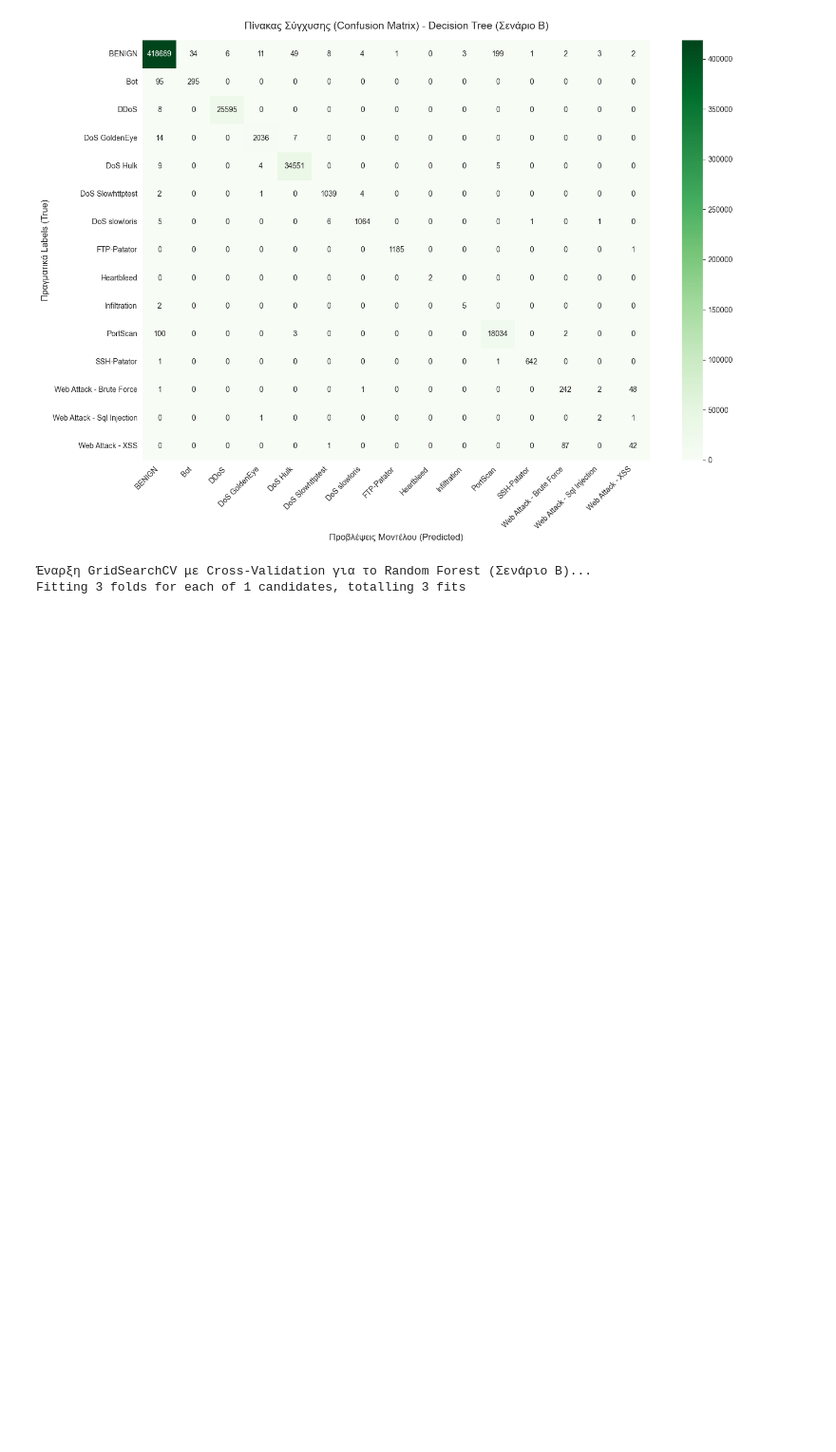
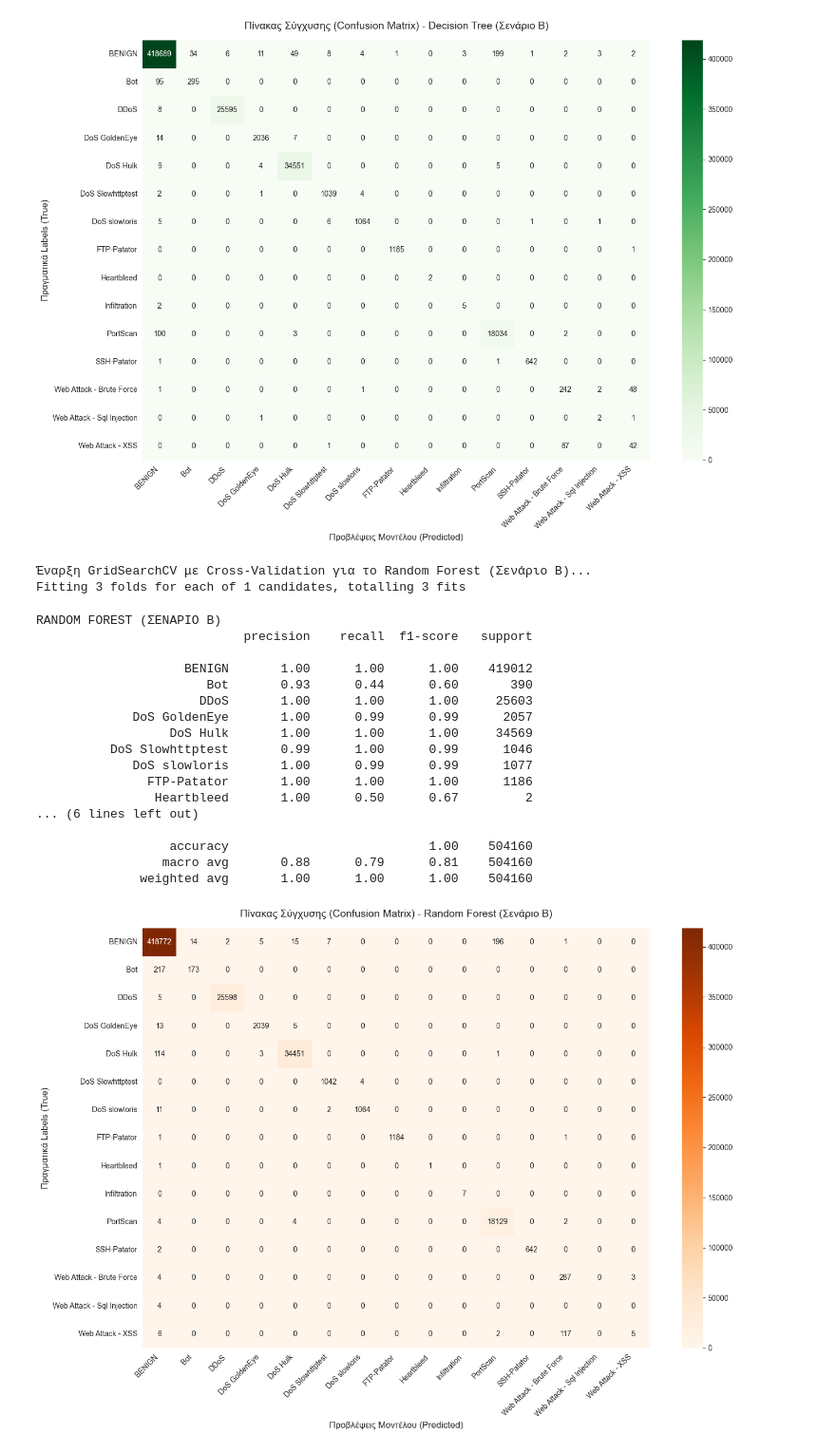
Before and after one commit to Spirosdrivilas/Export_data_ML, a Jupyter notebook: CIC_IDS_2017_EDA_Analysis.ipynb, the cells around one changed output. Shown at 95% size. Saved outputs shown, nothing was run; the diff lists cells and outputs as text; code cells hidden in the pictures; blank space fills up the shorter version.

```diff
--- a/CIC_IDS_2017_EDA_Analysis.ipynb
+++ b/CIC_IDS_2017_EDA_Analysis.ipynb
@@ -1211,18 +1208,18 @@ param_grid_lr = {'C': [1.0, 10.0]}
 # 2. Αρχικοποίηση του βασικού μοντέλου
 lr_base = LogisticRegression(max_iter=150, solver='lbfgs', random_state=42)
 
-# 3. Στήσιμο του GridSearchCV με 5-Fold Cross-Validation
-# Χρησιμοποιούμε cv=5 και scoring='f1_macro'
+# 3. Στήσιμο του GridSearchCV με 3-Fold Cross-Validation
+# Χρησιμοποιούμε cv=3 και scoring='f1_macro'
 grid_search_lr = GridSearchCV(
     estimator=lr_base,
     param_grid=param_grid_lr,
-    cv=5,
+    cv=3,
     scoring='f1_macro',
     n_jobs=-1,
     verbose=1
 )
 
-print("Έναρξη GridSearchCV με 5-Fold Cross-Validation για την Logistic Regression (Σενάριο Β)...")
+print("Έναρξη GridSearchCV με 3-Fold Cross-Validation για την Logistic Regression (Σενάριο Β)...")
 
 # 4. Εκτέλεση της αναζήτησης στα έτοιμα scaled δεδομένα X_temp_scaled (το πλήρες 80%)
 grid_search_lr.fit(X_temp_scaled, y_temp)
@@ -1328,7 +1330,7 @@ dt_base = DecisionTreeClassifier(random_state=42)
 grid_search_dt = GridSearchCV(
     estimator=dt_base,
     param_grid=param_grid_dt,
-    cv=5,
+    cv=3,
     scoring='f1_macro',
     n_jobs=-1,             # Σειριακή εκτέλεση
     pre_dispatch=1,       # Φορτώνει στη μνήμη ΜΟΝΟ ένα fold τη φορά (κρίσιμο για Windows)
@@ -1409,7 +1411,7 @@ warnings.filterwarnings('ignore') # Εξασφαλίζουμε καθαρό log
 # Ορισμός των υπερπαραμέτρων προς δοκιμή - Ακριβώς όπως στο Σενάριο Α
 param_grid_rf = {
     'n_estimators': [50],
-    'max_depth': [20]
+    'max_depth': [None]
 }
 
 print("Έναρξη GridSearchCV με Cross-Validation για το Random Forest (Σενάριο Β)...")
@@ -1421,7 +1423,7 @@ rf_base = RandomForestClassifier(random_state=42)
 grid_search_rf = GridSearchCV(
     estimator=rf_base,
     param_grid=param_grid_rf,
-    cv=3,                 # 5 Folds για ταχύτητα και ασφάλεια μνήμης
+    cv=3,                 # 3 Folds για ταχύτητα και ασφάλεια μνήμης
     scoring='f1_macro',
     n_jobs=-1,             # Σειριακή εκτέλεση για αποφυγή deadlocks
     pre_dispatch=1,       # Περιορισμός προφόρτωσης δεδομένων στη RAM
@@ -1440,36 +1442,55 @@ Fitting 3 folds for each of 1 candidates, totalling 3 fits
 # %%
 # ΚΕΛΙ 28
 # 1. Δημιουργία και εκπαίδευση του τελικού μοντέλου με τις βέλτιστες παραμέτρους n_estimators=50 και max_depth=20
-final_rf_b = RandomForestClassifier(n_estimators=50, max_depth=20, random_state=42)
+final_rf_b = RandomForestClassifier(n_estimators=50, max_depth=None, random_state=42)
 final_rf_b.fit(X_temp_scaled, y_temp)
 
 # 2. Παραγωγή προβλέψεων στο κρυφό Test Set
 y_test_pred_rf_b = final_rf_b.predict(X_test_scaled)
 
 # 3. Ανάκτηση των πραγματικών ονομάτων των κλάσεων
 class_names = [str(cls) for cls in label_encoder.classes_]
 
 # 4. Εκτύπωση του αναλυτικού πίνακα μετρικών (Classification Report)
 print("RANDOM FOREST (ΣΕΝΑΡΙΟ Β)")
 print(classification_report(y_test, y_test_pred_rf_b, target_names=class_names, digits=2))
 
 # 5. Υπολογισμός και Σχεδίαση του Confusion Matrix με Heatmap
 cm_rf_b = confusion_matrix(y_test, y_test_pred_rf_b)
 
 plt.figure(figsize=(14, 10))
 sns.heatmap(
     cm_rf_b,
     annot=True,
     fmt='d',
     cmap='Oranges', # Πορτοκαλί χρώμα για να ξεχωρίζει από τα προηγούμενα μοντέλα
     xticklabels=class_names,
     yticklabels=class_names
 )
 
 plt.title('Πίνακας Σύγχυσης (Confusion Matrix) - Random Forest (Σενάριο Β)', fontsize=14, pad=15)
 plt.ylabel('Πραγματικά Labels (True)', fontsize=12)
 plt.xlabel('Προβλέψεις Μοντέλου (Predicted)', fontsize=12)
 plt.xticks(rotation=45, ha='right')
 plt.yticks(rotation=0)
 plt.tight_layout()
 plt.show()
+# %% [output]
+RANDOM FOREST (ΣΕΝΑΡΙΟ Β)
+                            precision    recall  f1-score   support
+
+                    BENIGN       1.00      1.00      1.00    419012
+                       Bot       0.93      0.44      0.60       390
+                      DDoS       1.00      1.00      1.00     25603
+             DoS GoldenEye       1.00      0.99      0.99      2057
+                  DoS Hulk       1.00      1.00      1.00     34569
+          DoS Slowhttptest       0.99      1.00      0.99      1046
+             DoS slowloris       1.00      0.99      0.99      1077
+               FTP-Patator       1.00      1.00      1.00      1186
+                Heartbleed       1.00      0.50      0.67         2
+... (6 lines left out)
+
+                  accuracy                           1.00    504160
+                 macro avg       0.88      0.79      0.81    504160
+              weighted avg       1.00      1.00      1.00    504160
+[figure, added]
```
Also changed, not shown: parts of 9 cells of this notebook.
